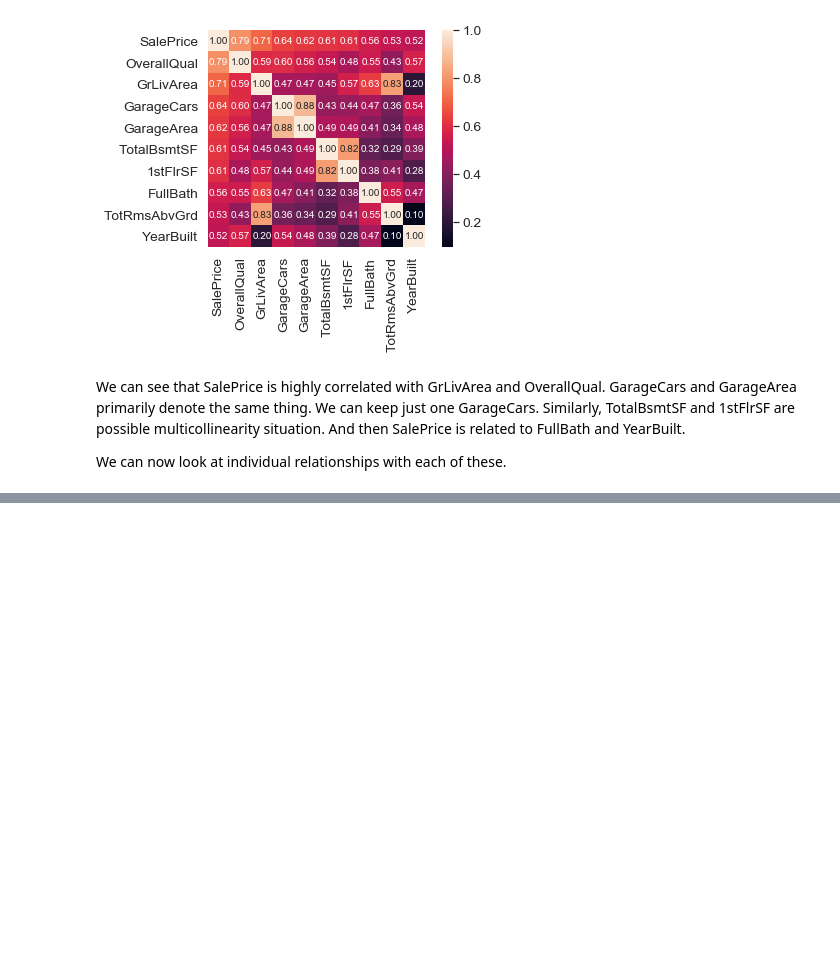
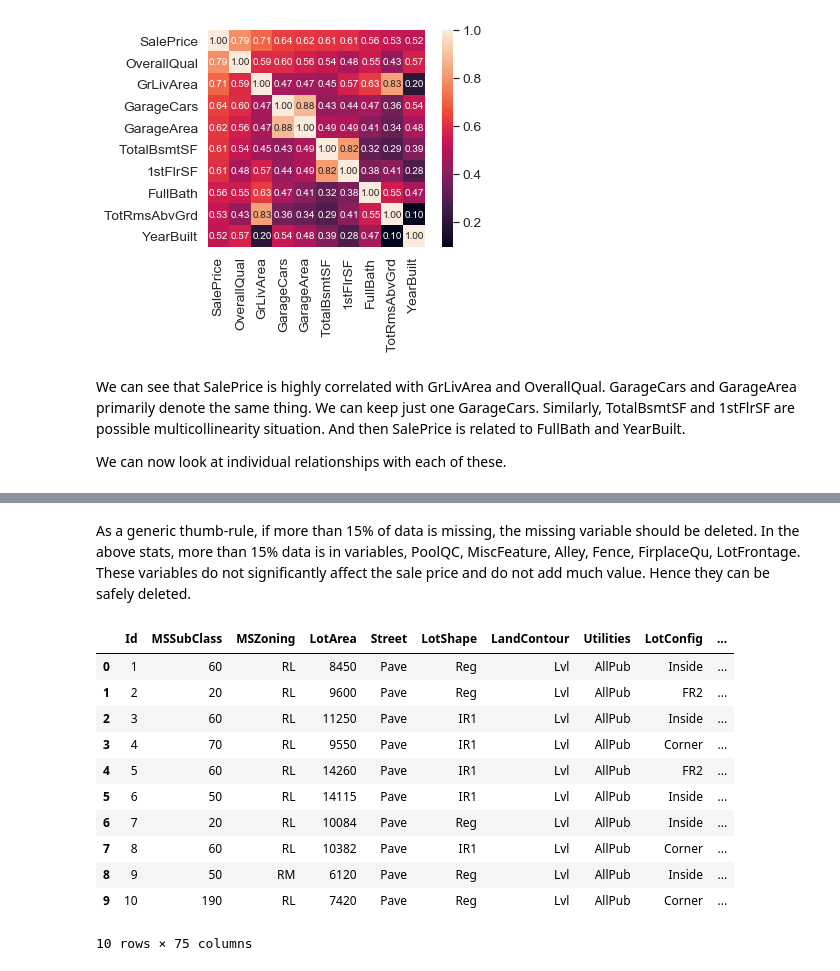
Before and after one commit to mPande92/Data-Exploration-in-python, a Jupyter notebook: Data Exploration using Python.ipynb, the cells around one changed output, grey strips where cells are left out. Saved outputs shown, nothing was run; the diff lists cells and outputs as text; code cells hidden in the pictures; blank space fills up the shorter version.

```diff
--- a/Data Exploration using Python.ipynb
+++ b/Data Exploration using Python.ipynb
@@ -216,0 +247,18 @@ plt.plot()
+# %% [markdown]
+As a generic thumb-rule, if more than 15% of data is missing, the missing variable should be deleted. In the above stats, more than 15% data is in variables, PoolQC, MiscFeature, Alley, Fence, FirplaceQu, LotFrontage. These variables do not significantly affect the sale price and do not add much value. Hence they can be safely deleted.
+# %%
+train = train.drop(['PoolQC', 'MiscFeature','Alley','Fence', 'FireplaceQu', 'LotFrontage'], axis = 1)
+train.head(10)
+# %% [output]
+|  | Id | MSSubClass | MSZoning | LotArea | Street | LotShape | LandContour | Utilities | LotConfig | ... |
+| 0 | 1 | 60 | RL | 8450 | Pave | Reg | Lvl | AllPub | Inside | ... |
+| 1 | 2 | 20 | RL | 9600 | Pave | Reg | Lvl | AllPub | FR2 | ... |
+| 2 | 3 | 60 | RL | 11250 | Pave | IR1 | Lvl | AllPub | Inside | ... |
+| 3 | 4 | 70 | RL | 9550 | Pave | IR1 | Lvl | AllPub | Corner | ... |
+| 4 | 5 | 60 | RL | 14260 | Pave | IR1 | Lvl | AllPub | FR2 | ... |
+| 5 | 6 | 50 | RL | 14115 | Pave | IR1 | Lvl | AllPub | Inside | ... |
+| 6 | 7 | 20 | RL | 10084 | Pave | Reg | Lvl | AllPub | Inside | ... |
+| 7 | 8 | 60 | RL | 10382 | Pave | IR1 | Lvl | AllPub | Corner | ... |
+| 8 | 9 | 50 | RM | 6120 | Pave | Reg | Lvl | AllPub | Inside | ... |
+| 9 | 10 | 190 | RL | 7420 | Pave | Reg | Lvl | AllPub | Corner | ... |
+10 rows × 75 columns
```
Also changed, not shown: parts of 9 cells of this notebook.
